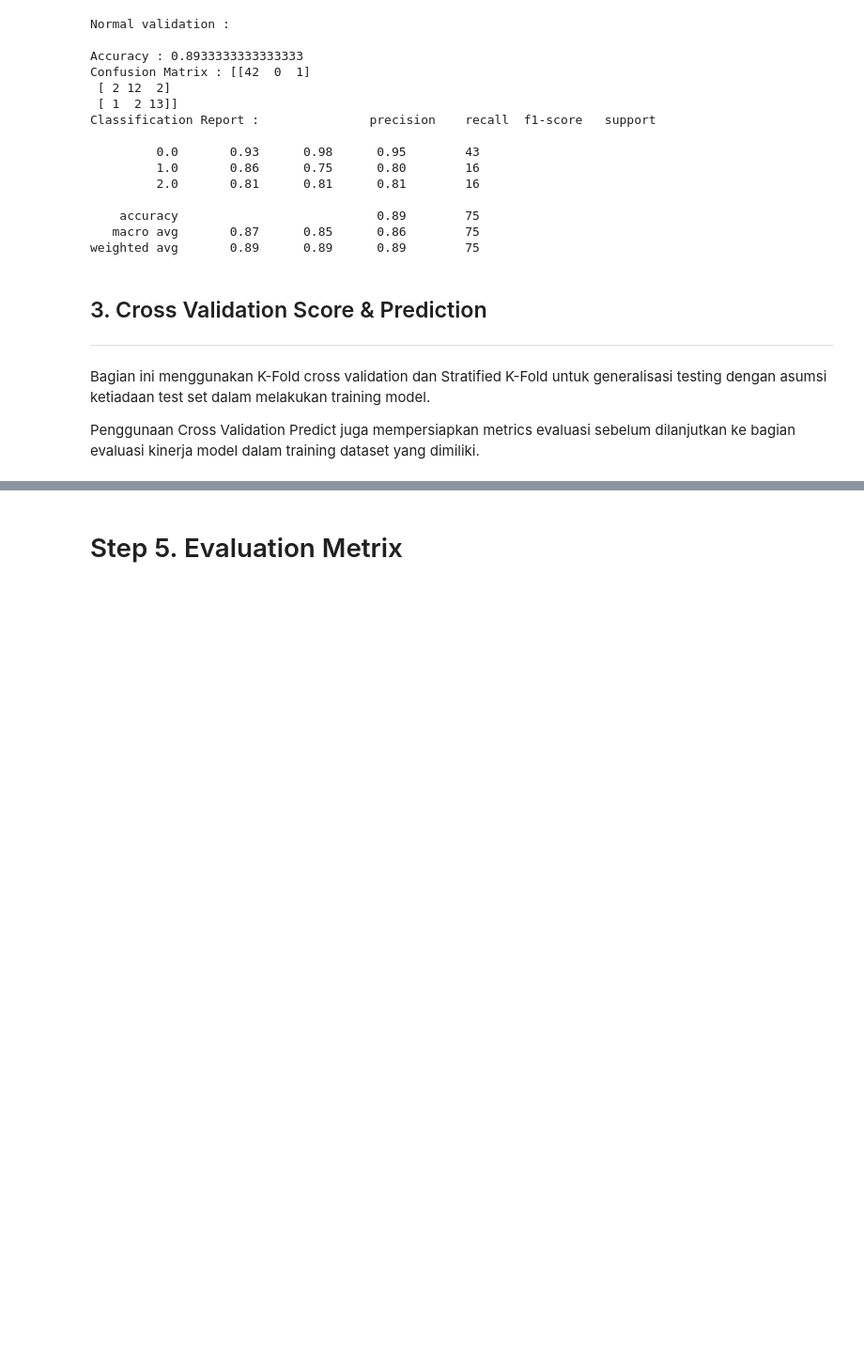
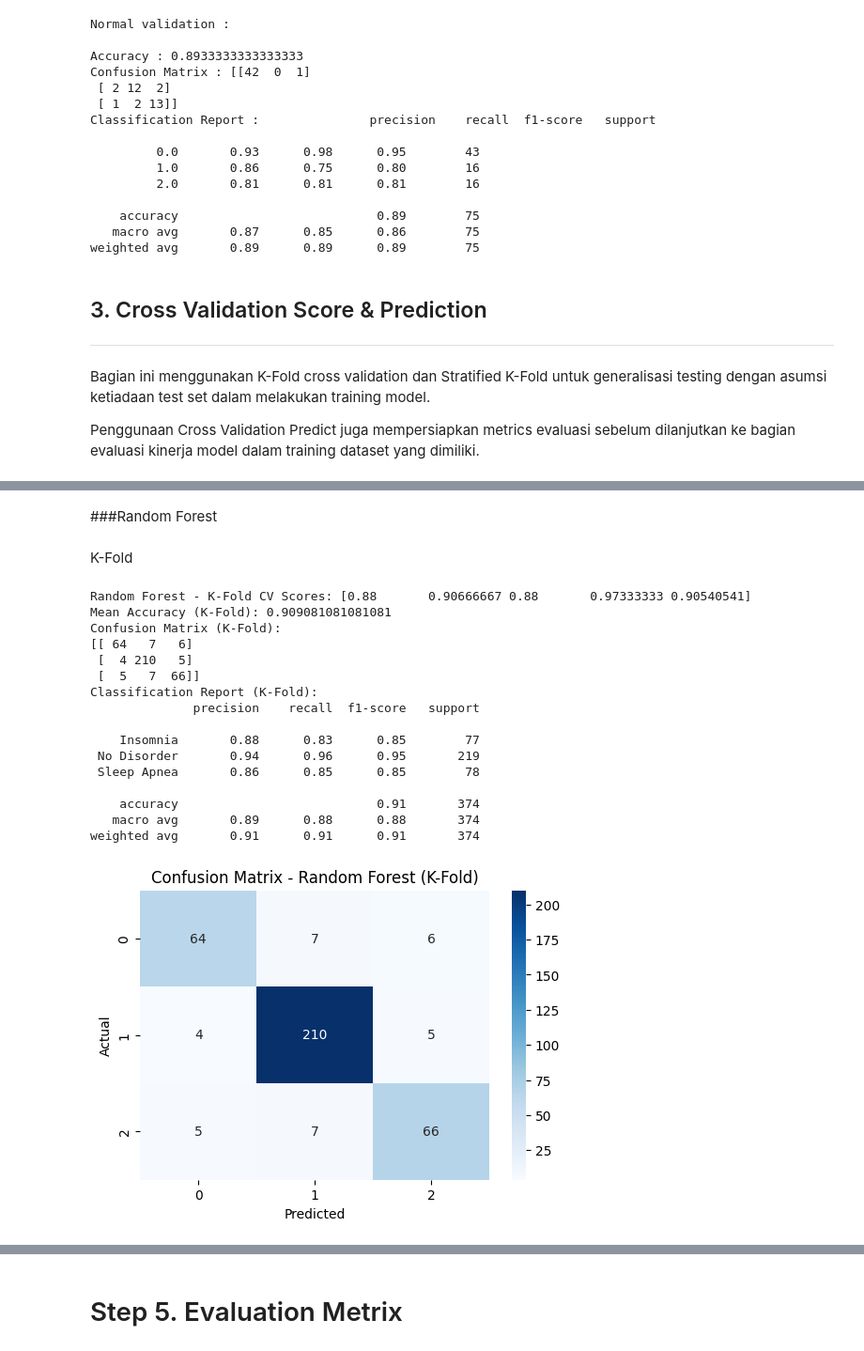
Before and after one commit to LCoder-FILE/TK_MachLearn, a Jupyter notebook: UTS/Code/main.ipynb, the cells around one changed output, grey strips where cells are left out. Shown at 94% size. Drawn from its saved outputs; the diff is of its cells as text; code cells hidden in the pictures; blank space fills up the shorter version.

```diff
--- a/UTS/Code/main.ipynb
+++ b/UTS/Code/main.ipynb
@@ -1133,0 +1235,52 @@ Penggunaan Cross Validation Predict juga mempersiapkan metrics evaluasi sebelum
+# %% [markdown]
+###Random Forest
+# %% [markdown]
+K-Fold
+# %%
+from sklearn.model_selection import KFold, cross_val_score, cross_val_predict
+from sklearn.metrics import classification_report, confusion_matrix
+import matplotlib.pyplot as plt
+import seaborn as sns
+
+# K-Fold setup
+kf = KFold(n_splits=5, shuffle=True, random_state=42)
+
+# Cross Val Score (K-Fold)
+kfold_scores_rf = cross_val_score(best_rf_model, rf_df_x, rf_df_y, cv=kf, scoring='accuracy')
+print("Random Forest - K-Fold CV Scores:", kfold_scores_rf)
+print("Mean Accuracy (K-Fold):", kfold_scores_rf.mean())
+
+# Cross Val Predict (K-Fold)
+kfold_preds_rf = cross_val_predict(best_rf_model, rf_df_x, rf_df_y, cv=kf)
+
+# Evaluation
+print("Confusion Matrix (K-Fold):")
+print(confusion_matrix(rf_df_y, kfold_preds_rf))
+print("Classification Report (K-Fold):")
+print(classification_report(rf_df_y, kfold_preds_rf))
+
+# Visualisasi
+plt.figure(figsize=(6, 4))
+sns.heatmap(confusion_matrix(rf_df_y, kfold_preds_rf), annot=True, cmap="Blues", fmt='g')
+plt.title("Confusion Matrix - Random Forest (K-Fold)")
+plt.xlabel("Predicted")
+plt.ylabel("Actual")
+plt.show()
+# %% [output]
+Random Forest - K-Fold CV Scores: [0.88       0.90666667 0.88       0.97333333 0.90540541]
+Mean Accuracy (K-Fold): 0.909081081081081
+Confusion Matrix (K-Fold):
+[[ 64   7   6]
+ [  4 210   5]
+ [  5   7  66]]
+Classification Report (K-Fold):
+              precision    recall  f1-score   support
+
+    Insomnia       0.88      0.83      0.85        77
+ No Disorder       0.94      0.96      0.95       219
+ Sleep Apnea       0.86      0.85      0.85        78
+
+    accuracy                           0.91       374
+   macro avg       0.89      0.88      0.88       374
+weighted avg       0.91      0.91      0.91       374
+[figure, added]
```
Also changed, not shown: parts of 12 cells of this notebook.
